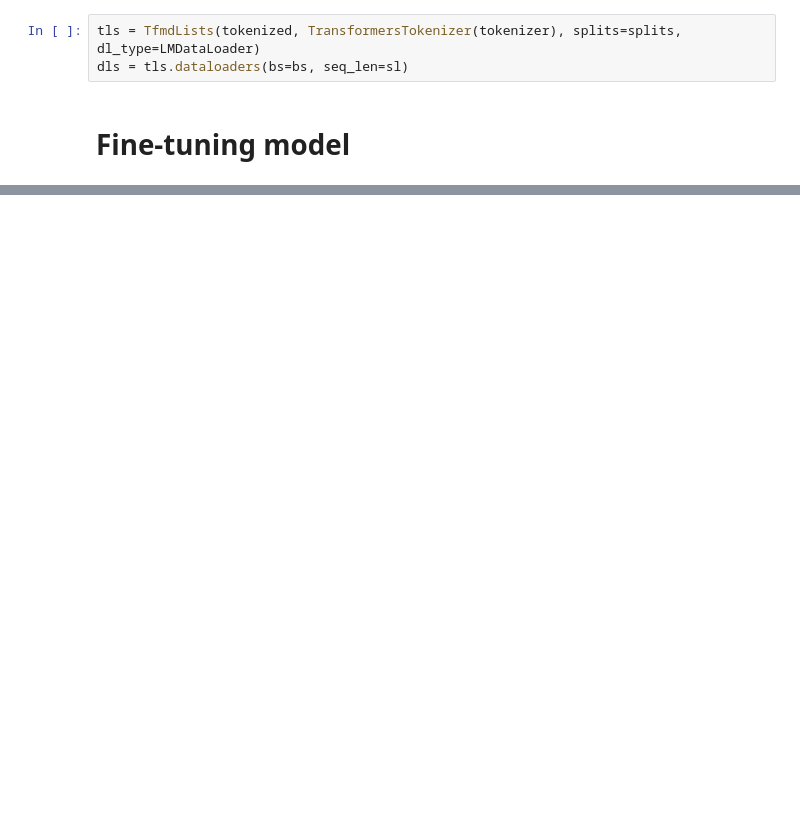
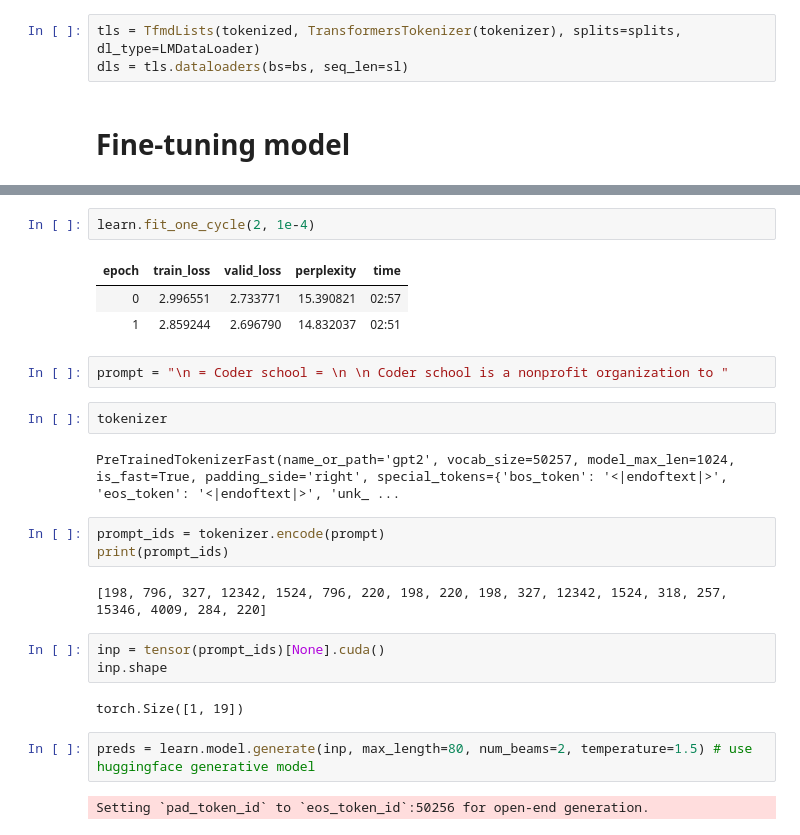
Before and after one commit to anhquan0412/nlp_practice, a Jupyter notebook: fastai2_nlp/fastai-huggingface.ipynb, the cells around one changed output, grey strips where cells are left out. Saved outputs shown, nothing was run; the diff lists cells and outputs as text; blank space fills up the shorter version.

```diff
--- a/fastai2_nlp/fastai-huggingface.ipynb
+++ b/fastai2_nlp/fastai-huggingface.ipynb
@@ -258,0 +343,26 @@ TODO: https://docs.fast.ai/tutorial.transformers.html#Fine-tuning-the-model
+# %%
+learn.fit_one_cycle(2, 1e-4)
+# %% [output]
+| epoch | train_loss | valid_loss | perplexity | time |
+| 0 | 2.996551 | 2.733771 | 15.390821 | 02:57 |
+| 1 | 2.859244 | 2.696790 | 14.832037 | 02:51 |
+# %%
+prompt = "\n = Coder school = \n \n Coder school is a nonprofit organization to "
+# %%
+tokenizer
+# %% [output]
+PreTrainedTokenizerFast(name_or_path='gpt2', vocab_size=50257, model_max_len=1024, is_fast=True, padding_side='right', special_tokens={'bos_token': '<|endoftext|>', 'eos_token': '<|endoftext|>', 'unk_ ...
+# %%
+prompt_ids = tokenizer.encode(prompt)
+print(prompt_ids)
+# %% [output]
+[198, 796, 327, 12342, 1524, 796, 220, 198, 220, 198, 327, 12342, 1524, 318, 257, 15346, 4009, 284, 220]
+# %%
+inp = tensor(prompt_ids)[None].cuda()
+inp.shape
+# %% [output]
+torch.Size([1, 19])
+# %%
+preds = learn.model.generate(inp, max_length=80, num_beams=2, temperature=1.5) # use huggingface generative model
+# %% [output]
+Setting `pad_token_id` to `eos_token_id`:50256 for open-end generation.
```
Also changed, not shown: parts of 26 cells of this notebook.
